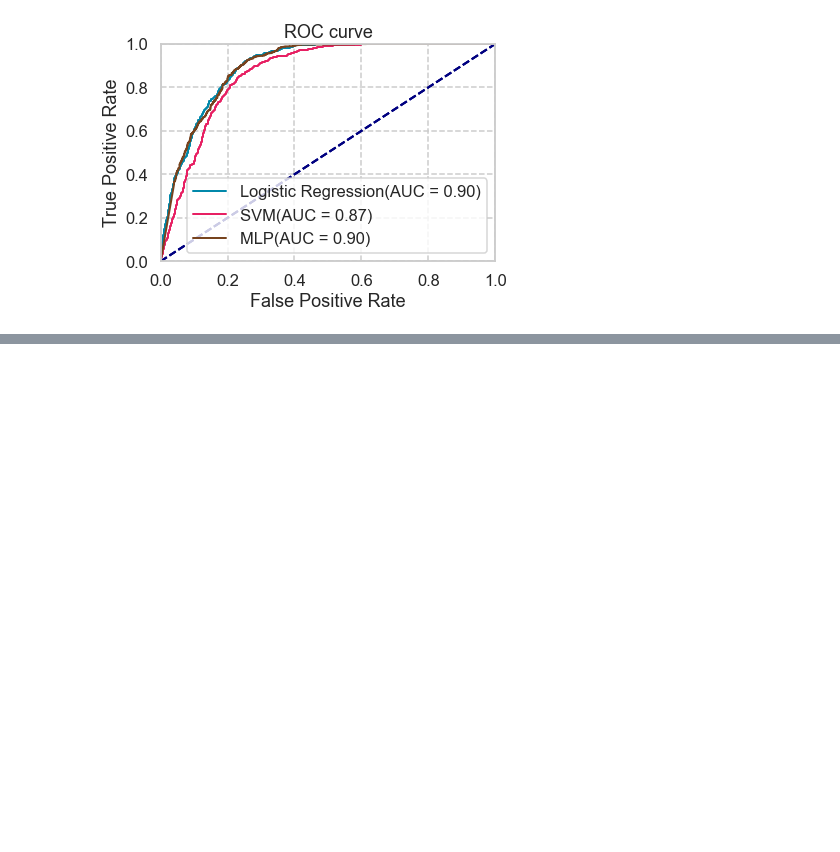
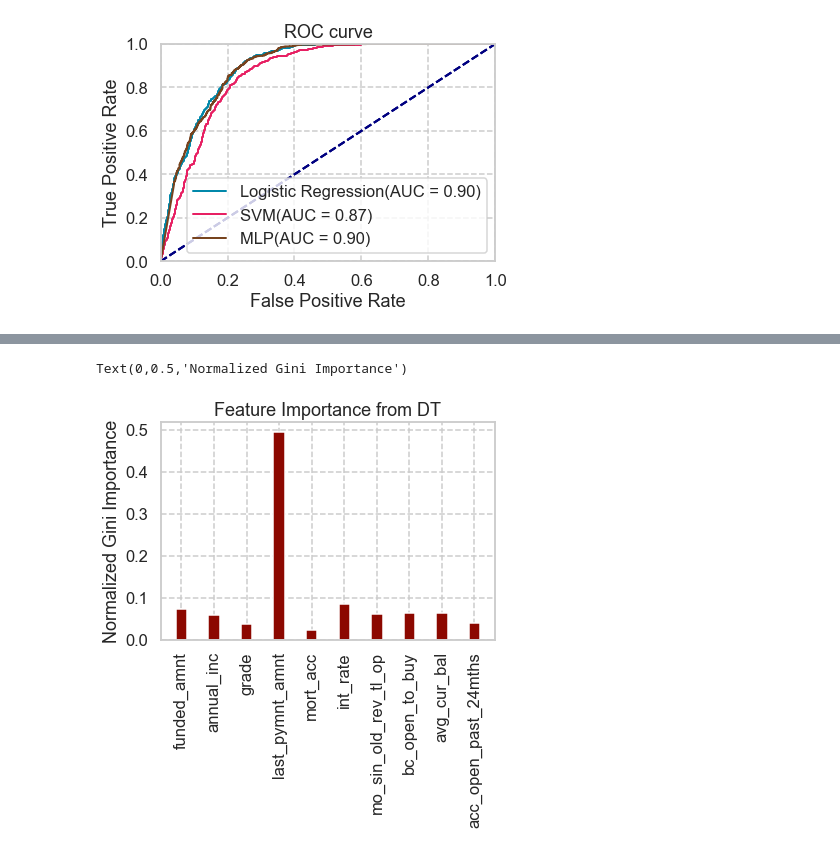
Before and after one commit to ywchiu/ctbcpy, a Jupyter notebook: Demo20190603.ipynb, the cells around one changed output, grey strips where cells are left out. Drawn from its saved outputs; the diff is of its cells as text; code cells hidden in the pictures; blank space fills up the shorter version.

```diff
--- a/Demo20190603.ipynb
+++ b/Demo20190603.ipynb
@@ -849,0 +852,4 @@ plt.show()
+# %%
+from sklearn.ensemble import RandomForestClassifier
+rf = RandomForestClassifier(criterion='gini', random_state=0)
+rf
@@ -849,0 +936,11 @@ plt.show()
+# %%
+fig, ax = plt.subplots()
+width=0.35
+ax.bar(np.arange(10), randomForest.feature_importances_, width, color='r')
+ax.set_xticks(np.arange(len(randomForest.feature_importances_)))
+ax.set_xticklabels(X_train.columns.values,rotation=90)
+plt.title('Feature Importance from DT')
+ax.set_ylabel('Normalized Gini Importance')
+# %% [output]
+Text(0,0.5,'Normalized Gini Importance')
+[figure, added]
```
Also changed, not shown: parts of 12 cells of this notebook.
